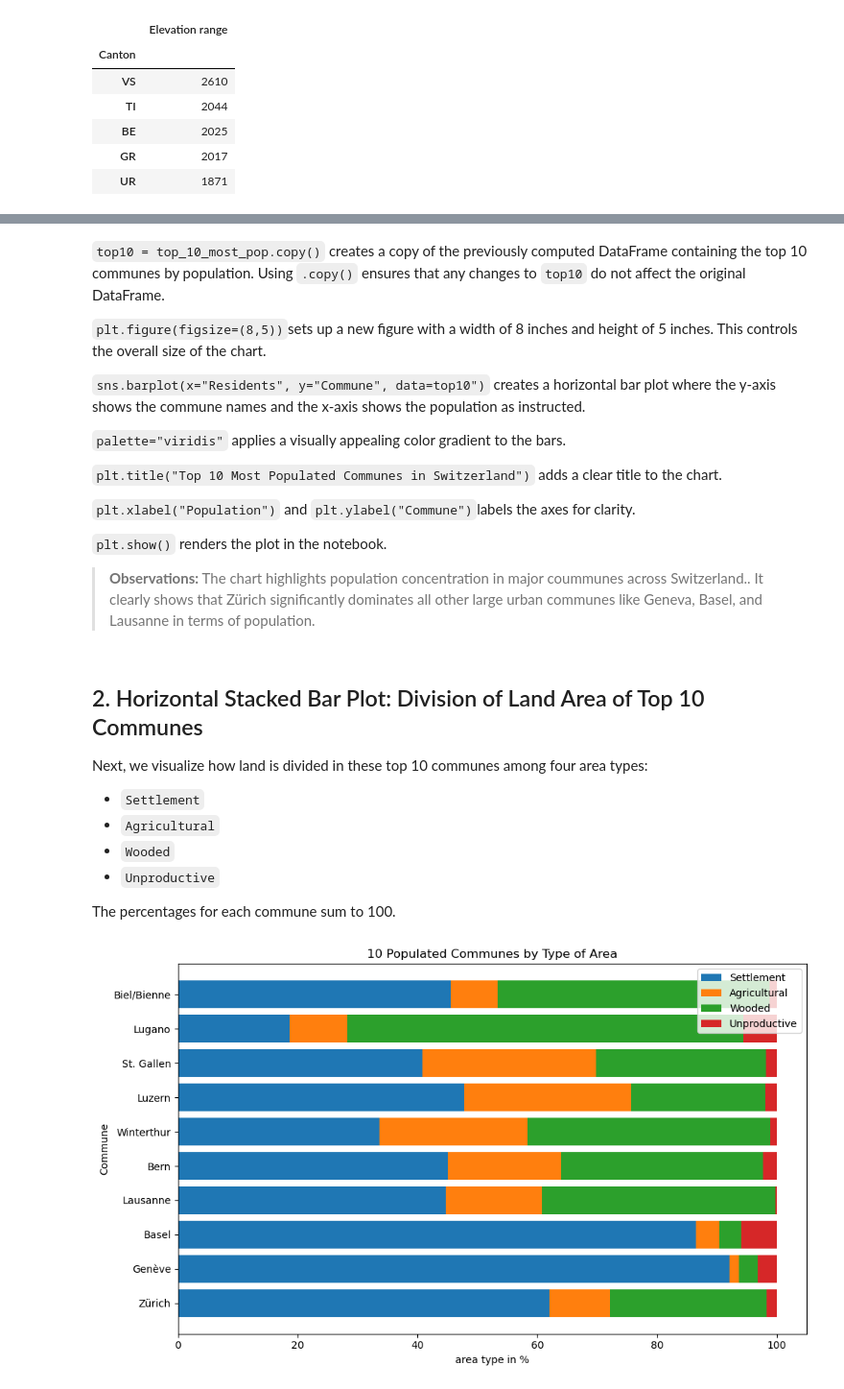
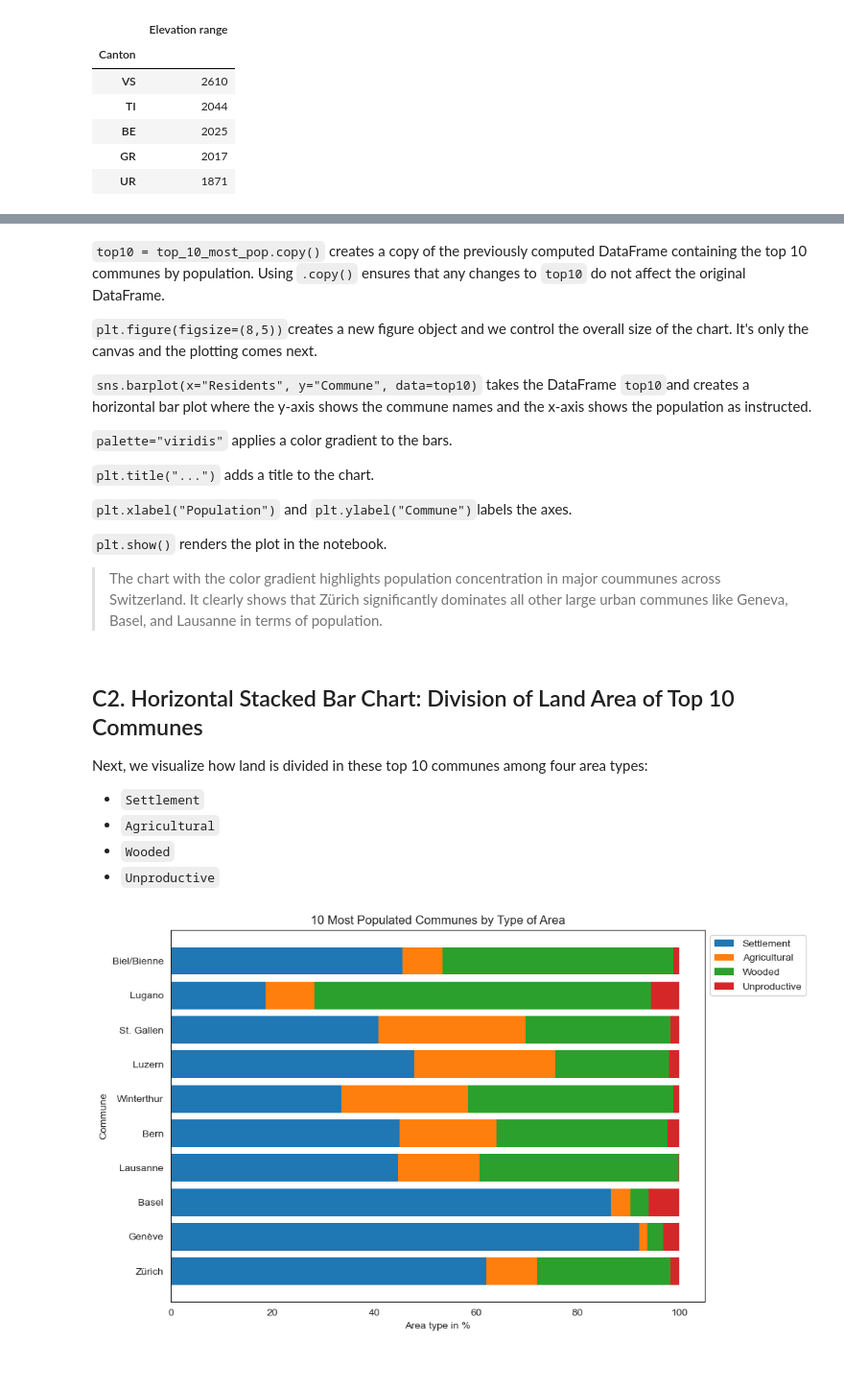
Before and after one commit to mamefatylo/EPFL_swiss_communes_project, a Jupyter notebook: communes_solution.ipynb, the cells around one changed output, grey strips where cells are left out. Shown at 96% size. Cells and saved outputs as stored; diff of their text form; code cells hidden in the pictures.

```diff
--- a/communes_solution.ipynb
+++ b/communes_solution.ipynb
@@ -91,0 +37,13 @@ Based on the data type of each column, we can already know the appropriate graph
+# %%
+import pandas as pd
+import numpy as np
+
+# A1. Load the CSV file into a Pandas DataFrame
+file_source = 'p1_communes.csv'
+df = pd.read_csv(file_source)
+
+# A2. Report the number of rows and columns in the dataset
+print(f"Dataset loaded: {file_source} | {df.shape[0]:,} rows x {df.shape[1]} columns")
+
+# A3. Display the first entries to confirm successful loading and column alignment
+display(df.head())
@@ -409,4 +457,4 @@ We rank communes by the number of residents in descending order to identify the
 # %%
-top_10_most_pop = df.sort_values(by='Residents', ascending=False)[['Commune', 'Residents']].head(10)
+top_10_most_pop = df.sort_values(by='Residents', ascending=False)[['Commune', 'Canton','Residents']].head(10)
 display(top_10_most_pop)
 # %% [output]
@@ -644,5 +712,9 @@ Visual exploration helps us understand distributions, patterns, and relationship
 import matplotlib.pyplot as plt
 import seaborn as sns
 
+# Display plots directly inside the notebook
 %matplotlib inline
+
+# Remove the grids
+sns.set_style("white")
 # %% [markdown]
@@ -667,59 +744,63 @@ plt.show()
 `top10 = top_10_most_pop.copy()` creates a copy of the previously computed DataFrame containing the top 10 communes by population. Using `.copy()` ensures that any changes to `top10` do not affect the original DataFrame.
 
 
-`plt.figure(figsize=(8,5))`sets up a new figure with a width of 8 inches and height of 5 inches. This controls the overall size of the chart.
+`plt.figure(figsize=(8,5))`creates a new figure object and we control the overall size of the chart. It's only the canvas and the plotting comes next.
 
-`sns.barplot(x="Residents", y="Commune", data=top10")`  creates a horizontal bar plot where the y-axis shows the commune names and the x-axis shows the population as instructed.
+`sns.barplot(x="Residents", y="Commune", data=top10)`  takes the DataFrame `top10`and creates a horizontal bar plot where the y-axis shows the commune names and the x-axis shows the population as instructed.
 
-`palette="viridis"` applies a visually appealing color gradient to the bars.
+`palette="viridis"` applies a color gradient to the bars.
 
 
-`plt.title("Top 10 Most Populated Communes in Switzerland")` adds a clear title to the chart.
+`plt.title("...")` adds a title to the chart.
 
-`plt.xlabel("Population")` and `plt.ylabel("Commune")`labels the axes for clarity.
+`plt.xlabel("Population")` and `plt.ylabel("Commune")`labels the axes.
 
 `plt.show()` renders the plot in the notebook.
 
-> **Observations:** The chart highlights population concentration in major coummunes across Switzerland.. It clearly shows that Zürich significantly dominates all other large urban communes like Geneva, Basel, and Lausanne in terms of population.
+> The chart with the color gradient highlights population concentration in major coummunes across Switzerland. It clearly shows that Zürich significantly dominates all other large urban communes like Geneva, Basel, and Lausanne in terms of population.
 # %% [markdown]
-## 2. Horizontal Stacked Bar Plot: Division of Land Area of Top 10 Communes
+## C2. Horizontal Stacked Bar Chart: Division of Land Area of Top 10 Communes
 
 Next, we visualize how land is divided in these top 10 communes among four area types:
 * `Settlement`
 * `Agricultural`
 * `Wooded`
 * `Unproductive`
-
-The percentages for each commune sum to 100.
 # %%
-# Get top 10 communes by name
+# Extract top 10 communes
 communes = top_10_most_pop["Commune"].tolist()
 
-# Select the 4 land areas for these communes
-top10_area = df.loc[top_10_most_pop.index, ["Settlement area", "Agricultural area", "Wooded area", "Unproductive area"]]
+# Select the land area columns
+top10_area = df.loc[top_10_most_pop.index, ["Settlement area",
+                                            "Agricultural area",
+                                            "Wooded area",
+                                            "Unproductive area"]]
 
-# Store each land type as a separate variable for clarity
+# Assign each land type to a variable for easier calling during stacking
 settlement = top10_area["Settlement area"]
 agricultural = top10_area["Agricultural area"]
 wooded = top10_area["Wooded area"]
 unproductive = top10_area["Unproductive area"]
 
-# Plot horizontal stacked bar chart
-fig, ax = plt.subplots(figsize=(10,6))
+plt.figure(figsize=(10,6))
 
-# Stacking
-ax.barh(communes, settlement, label="Settlement")
-ax.barh(communes, agricultural, left=settlement, label="Agricultural")
-ax.barh(communes, wooded, left=settlement+agricultural, label="Wooded")
-ax.barh(communes, unproductive, left=settlement+agricultural+wooded, label="Unproductive")
+# Plot stacked horizontal bars
+plt.barh(communes, settlement, label="Settlement", edgecolor='none')
+plt.barh(communes, agricultural, left=settlement, label="Agricultural", edgecolor='none')
+plt.barh(communes, wooded, left=settlement + agricultural, label="Wooded", edgecolor='none')
+plt.barh(communes, unproductive, left=settlement + agricultural + wooded, label="Unproductive", edgecolor='none')
 
-ax.set_xlabel("area type in %")
-ax.set_ylabel("Commune")
-ax.set_title("10 Populated Communes by Type of Area")
-ax.legend(loc='upper right')
+plt.xlabel("Area type in %")
+plt.ylabel("Commune")
+plt.title("10 Most Populated Communes by Type of Area")
 
+# Legend outside the plot
+plt.legend(loc='upper left', bbox_to_anchor=(1, 1))
+
+# Fit the plot and legend neatly within the figure boundaries
 plt.tight_layout()
+
 plt.show()
 # %% [output]
-[figure, old version]
+[figure, new version]
 # %% [markdown]
```
Also changed, not shown: parts of 96 cells of this notebook.
